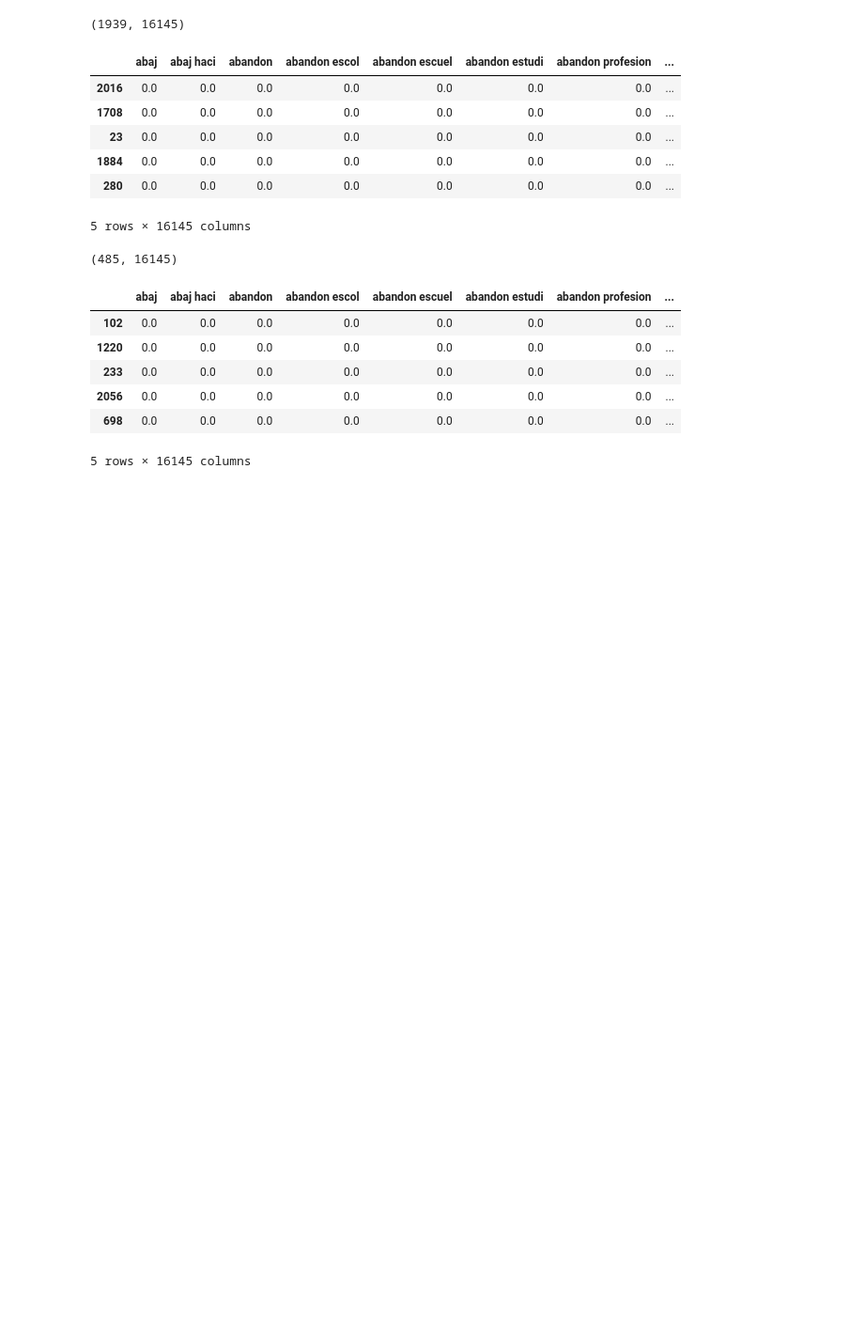
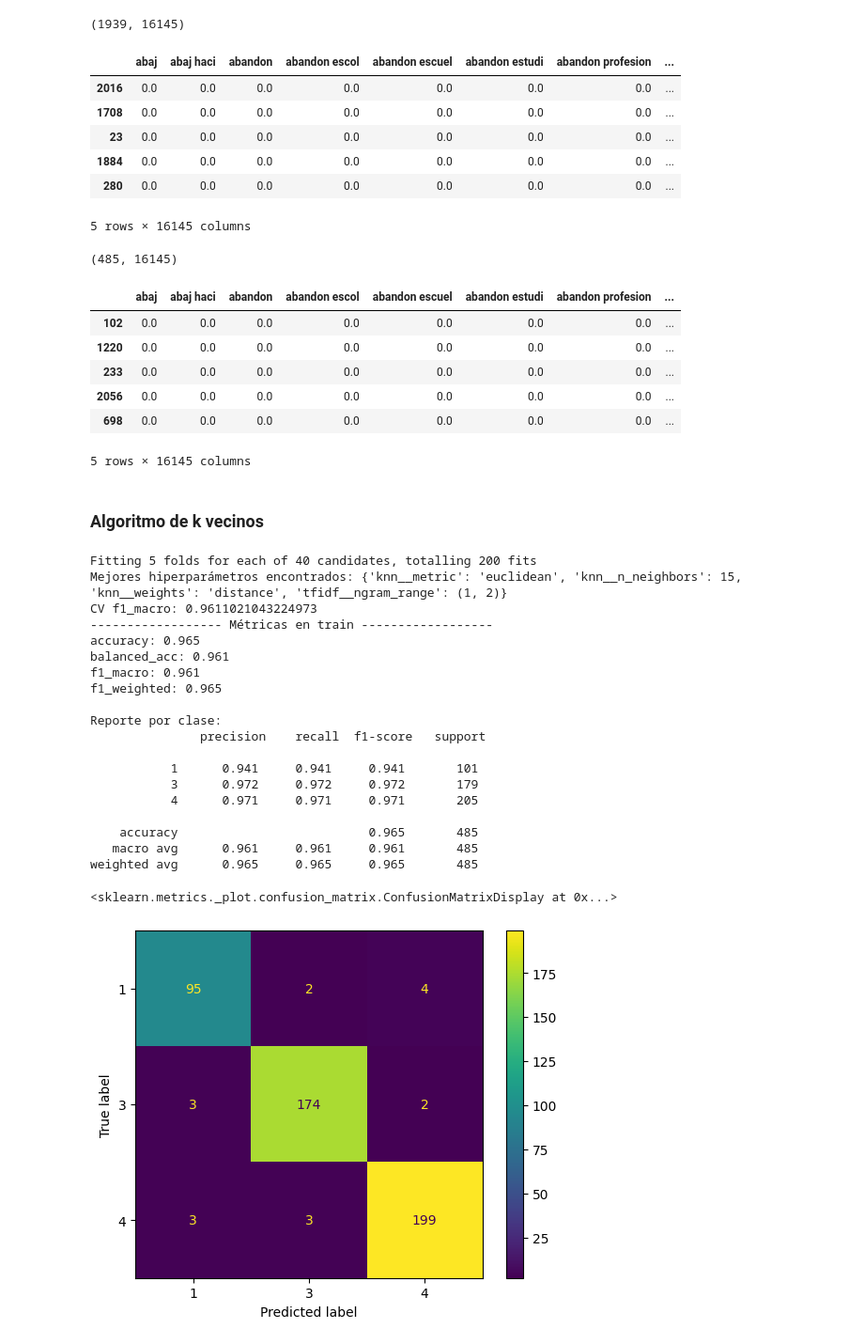
Before and after one commit to afgomezg1/Proyecto1-BI, a Jupyter notebook: proyecto1_etapa1.ipynb, the cells around one changed output. Shown at 94% size. Saved outputs shown, nothing was run; the diff lists cells and outputs as text; code cells hidden in the pictures; blank space fills up the shorter version.

Commit message:
algoritmo k vecinos

```diff
--- a/proyecto1_etapa1.ipynb
+++ b/proyecto1_etapa1.ipynb
@@ -655,3 +655,75 @@ display(df_test.head())
 | 2056 | 0.0 | 0.0 | 0.0 | 0.0 | 0.0 | 0.0 | 0.0 | ... |
 | 698 | 0.0 | 0.0 | 0.0 | 0.0 | 0.0 | 0.0 | 0.0 | ... |
 5 rows × 16145 columns
+# %% [markdown]
+### Algoritmo de k vecinos
+# %%
+from sklearn.neighbors import KNeighborsClassifier
+from sklearn.model_selection import StratifiedKFold
+from sklearn.model_selection import GridSearchCV
+from sklearn.metrics import classification_report, confusion_matrix, ConfusionMatrixDisplay
+from sklearn.metrics import f1_score, balanced_accuracy_score, accuracy_score
+
+pipe_knn = Pipeline(steps=[
+    ('tfidf', TfidfVectorizer(
+        lowercase=True,
+        ngram_range=(1,1),
+        min_df=2
+    )),
+    ('knn', KNeighborsClassifier())
+])
+
+param_grid_knn = {
+    'tfidf__ngram_range': [(1,1), (1,2)],
+    'knn__n_neighbors': [3, 5, 7, 11, 15],
+    'knn__weights': ['uniform', 'distance'],
+    'knn__metric': ['cosine', 'euclidean']
+}
+
+cv = StratifiedKFold(n_splits=5, shuffle=True, random_state=42)
+
+grid = GridSearchCV(
+    estimator=pipe_knn,
+    param_grid=param_grid_knn,
+    scoring='f1_macro',
+    cv=cv, n_jobs=-1, verbose=1
+)
+
+grid.fit(X_train, y_train)
+
+print("Mejores hiperparámetros encontrados:", grid.best_params_)
+print("CV f1_macro:", grid.best_score_)
+best_knn = grid.best_estimator_
+
+print("------------------ Métricas en train ------------------")
+y_pred_knn = best_knn.predict(X_test)
+print("accuracy:", round(accuracy_score(y_test, y_pred_knn), 3))
+print("balanced_acc:", round(balanced_accuracy_score(y_test, y_pred_knn), 3))
+print("f1_macro:", round(f1_score(y_test, y_pred_knn, average='macro'), 3))
+print("f1_weighted:", round(f1_score(y_test, y_pred_knn, average='weighted'), 3))
+print("\nReporte por clase:\n", classification_report(y_test, y_pred_knn, digits=3))
+
+cm = confusion_matrix(y_test, y_pred_knn, labels=best_knn.classes_)
+ConfusionMatrixDisplay(cm, display_labels=best_knn.classes_).plot(xticks_rotation=0)
+# %% [output]
+Fitting 5 folds for each of 40 candidates, totalling 200 fits
+Mejores hiperparámetros encontrados: {'knn__metric': 'euclidean', 'knn__n_neighbors': 15, 'knn__weights': 'distance', 'tfidf__ngram_range': (1, 2)}
+CV f1_macro: 0.9611021043224973
+------------------ Métricas en train ------------------
+accuracy: 0.965
+balanced_acc: 0.961
+f1_macro: 0.961
+f1_weighted: 0.965
+
+Reporte por clase:
+               precision    recall  f1-score   support
+
+           1      0.941     0.941     0.941       101
+           3      0.972     0.972     0.972       179
+           4      0.971     0.971     0.971       205
+
+    accuracy                          0.965       485
+   macro avg      0.961     0.961     0.961       485
+weighted avg      0.965     0.965     0.965       485
+<sklearn.metrics._plot.confusion_matrix.ConfusionMatrixDisplay at 0x...>
+[figure, added]
```
Also changed, not shown: parts of 3 cells of this notebook.
